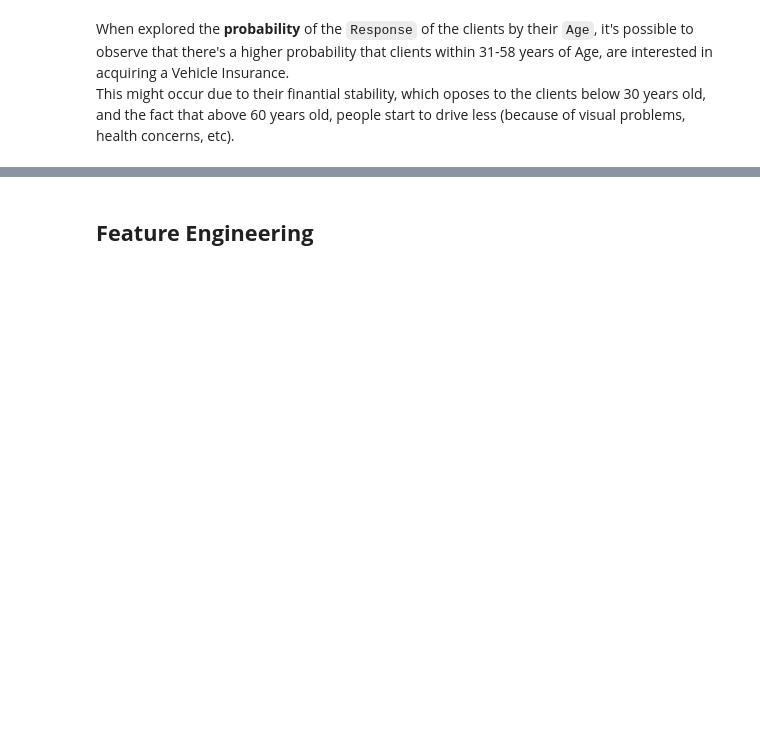
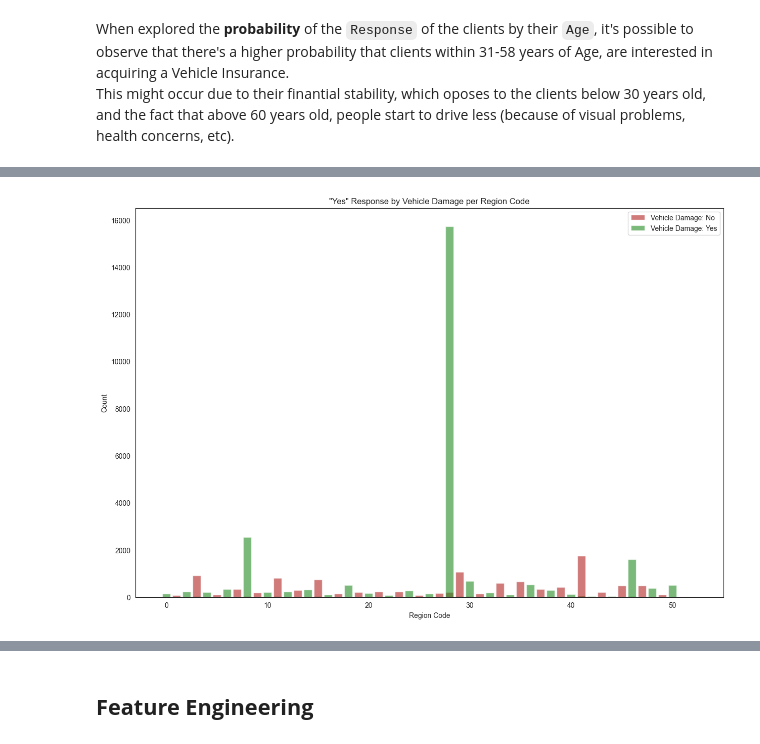
Before and after one commit to HugoTex98/Health-Insurance-Cross-Sell-Prediction, a Jupyter notebook: Health_Insurance_Cross_Sell_Prediction.ipynb, the cells around one changed output, grey strips where cells are left out. Saved outputs shown, nothing was run; the diff lists cells and outputs as text; code cells hidden in the pictures; blank space fills up the shorter version.

```diff
--- a/Health_Insurance_Cross_Sell_Prediction.ipynb
+++ b/Health_Insurance_Cross_Sell_Prediction.ipynb
@@ -502,0 +570,10 @@ This might occur due to their finantial stability, which oposes to the clients b
+# %%
+damage_regcode_resp = df_train[df_train["Response"]==1] \
+                                        .groupby(["Vehicle_Damage",
+                                                  "Region_Code"])["Response"] \
+                                                    .count() \
+                                                        .to_frame() \
+                                                            .reset_index() \
+                                                            .rename(columns={'Response': 'count'})
+
+damage_regcode_resp
@@ -502,0 +594,11 @@ This might occur due to their finantial stability, which oposes to the clients b
+# %%
+plt.figure(figsize=(15,10))
+plt.xlabel('Region Code')
+plt.ylabel('Count')
+plt.title('"Yes" Response by Vehicle Damage per Region Code')
+bars = plt.bar(damage_regcode_resp['Region_Code'], damage_regcode_resp['count'],
+               color=['firebrick', 'forestgreen'], alpha=0.6)
+plt.legend(bars, ['Vehicle Damage: No', 'Vehicle Damage: Yes'])
+plt.show()
+# %% [output]
+[figure, added]
```
Also changed, not shown: parts of 14 cells of this notebook.
